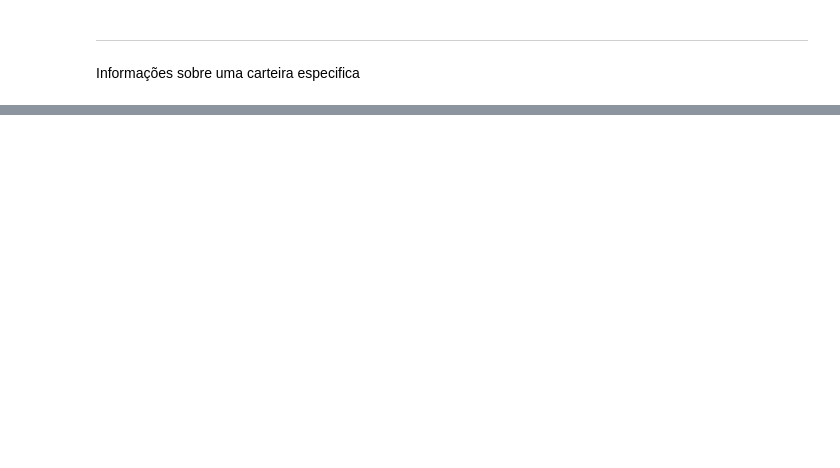
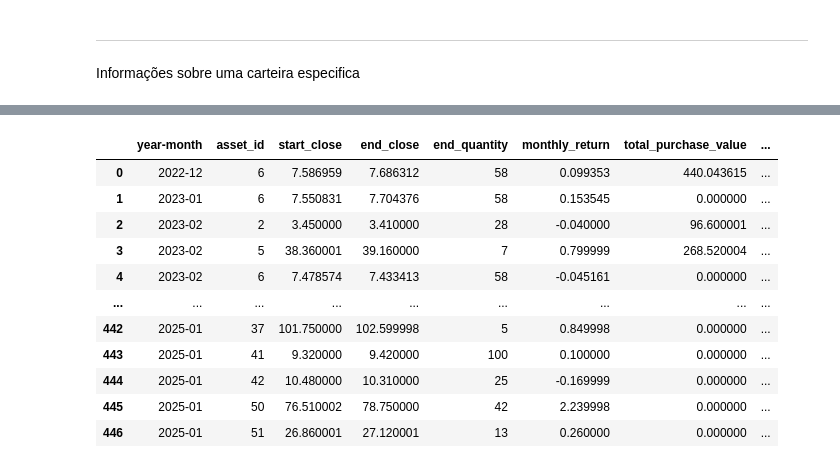
Before and after one commit to GuilhermeBranddao/investment_analyzer_api, a Jupyter notebook: portfolio_user.ipynb, the cells around one changed output, grey strips where cells are left out. Cells and saved outputs as stored; diff of their text form; code cells hidden in the pictures; blank space fills up the shorter version.

```diff
--- a/portfolio_user.ipynb
+++ b/portfolio_user.ipynb
@@ -169,0 +491,8 @@ KeyError: 'patrimony'
+# %%
+# Separar os dados por mês
+
+
+
+df_portfolio_history = pd.DataFrame(portfolio_history)
+
+df_portfolio_history = format_dataframe(df_portfolio_history)
@@ -169,0 +527,82 @@ KeyError: 'patrimony'
+# %%
+# Agrupando e somando valores de compra por mês e ativo
+monthly_asset_buy = (
+    df_portfolio_history[df_portfolio_history['transaction_type_id'] == TransactionTypeEnum.COMPRA_ID.value]
+    .groupby(['year-month', 'asset_id'])['purchase_value']
+    .sum()
+    .reset_index()
+    .rename(columns={'purchase_value': 'total_purchase_value'})
+)
+
+# Agrupando e somando valores de venda por mês e ativo
+monthly_asset_sell = (
+    df_portfolio_history[df_portfolio_history['transaction_type_id'] == TransactionTypeEnum.VENDA_ID.value]
+    .groupby(['year-month', 'asset_id'])['purchase_value']
+    .sum()
+    .reset_index()
+    .rename(columns={'purchase_value': 'total_sell_value'})
+)
+
+# Somando os dividendos mensais por ativo
+monthly_dividends = (
+    df_portfolio_history.groupby(['year-month', 'asset_id'])['dividends']
+    .sum()
+    .reset_index()
+    .rename(columns={'dividends': 'total_dividends'})
+)
+
+# Calculando a diferença entre o primeiro e último fechamento (retorno mensal)
+monthly_close_diff = (
+    df_portfolio_history.groupby(['year-month', 'asset_id'])
+    .agg(
+        first_close=('close', 'first'),
+        last_close=('close', 'last'),
+        quantity=('quantity', 'last')  # Adicionando quantidade para cálculo de valor do ativo
+    )
+    .reset_index()
+)
+
+# Calculando o retorno mensal (variação de preço)
+monthly_close_diff['monthly_return'] = (
+    monthly_close_diff['last_close'] - monthly_close_diff['first_close']
+)
+
+# Combinando todas as informações em um único DataFrame
+monthly_data = (
+    monthly_close_diff
+    .merge(monthly_asset_buy, on=['year-month', 'asset_id'], how='left')
+    .merge(monthly_asset_sell, on=['year-month', 'asset_id'], how='left')
+    .merge(monthly_dividends, on=['year-month', 'asset_id'], how='left')
+)
+
+# Preenchendo valores NaN com 0 (caso algum ativo não tenha valores em uma das colunas)
+monthly_data.fillna(0, inplace=True)
+
+# Calculando o valor total do ativo do usuário no final de cada mês
+monthly_data['user_asset_value'] = monthly_data['last_close'] * monthly_data['quantity']
+
+# Renomeando colunas para facilitar a leitura
+monthly_data.rename(
+    columns={
+        'first_close': 'start_close',
+        'last_close': 'end_close',
+        'quantity': 'end_quantity'
+    },
+    inplace=True
+)
+
+# Resultado final
+monthly_data
+# %% [output]
+|  | year-month | asset_id | start_close | end_close | end_quantity | monthly_return | total_purchase_value | ... |
+| 0 | 2022-12 | 6 | 7.586959 | 7.686312 | 58 | 0.099353 | 440.043615 | ... |
+| 1 | 2023-01 | 6 | 7.550831 | 7.704376 | 58 | 0.153545 | 0.000000 | ... |
+| 2 | 2023-02 | 2 | 3.450000 | 3.410000 | 28 | -0.040000 | 96.600001 | ... |
+| 3 | 2023-02 | 5 | 38.360001 | 39.160000 | 7 | 0.799999 | 268.520004 | ... |
+| 4 | 2023-02 | 6 | 7.478574 | 7.433413 | 58 | -0.045161 | 0.000000 | ... |
+| ... | ... | ... | ... | ... | ... | ... | ... | ... |
+| 442 | 2025-01 | 37 | 101.750000 | 102.599998 | 5 | 0.849998 | 0.000000 | ... |
+| 443 | 2025-01 | 41 | 9.320000 | 9.420000 | 100 | 0.100000 | 0.000000 | ... |
+| 444 | 2025-01 | 42 | 10.480000 | 10.310000 | 25 | -0.169999 | 0.000000 | ... |
+| 445 | 2025-01 | 50 | 76.510002 | 78.750000 | 42 | 2.239998 | 0.000000 | ... |
+| 446 | 2025-01 | 51 | 26.860001 | 27.120001 | 13 | 0.260000 | 0.000000 | ... |
```
Also changed, not shown: parts of 43 cells of this notebook, 12 other files.
